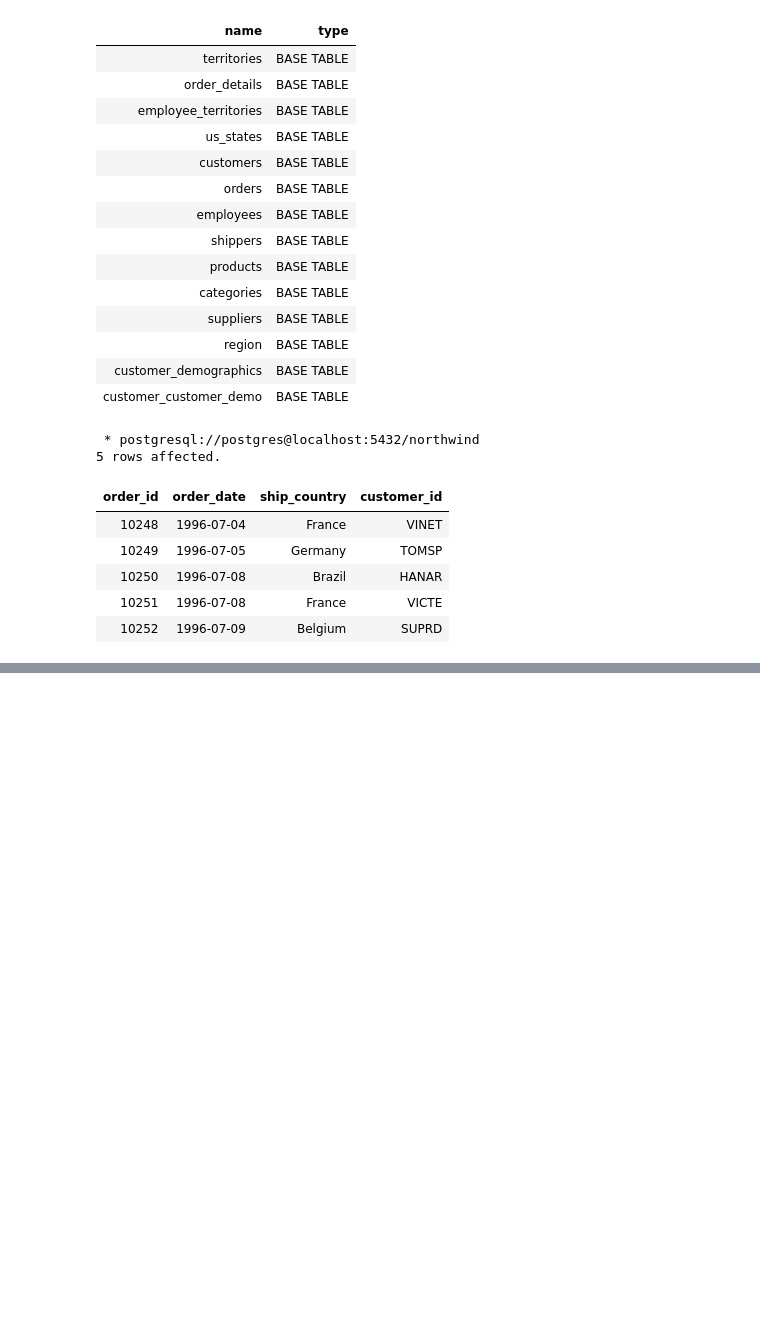
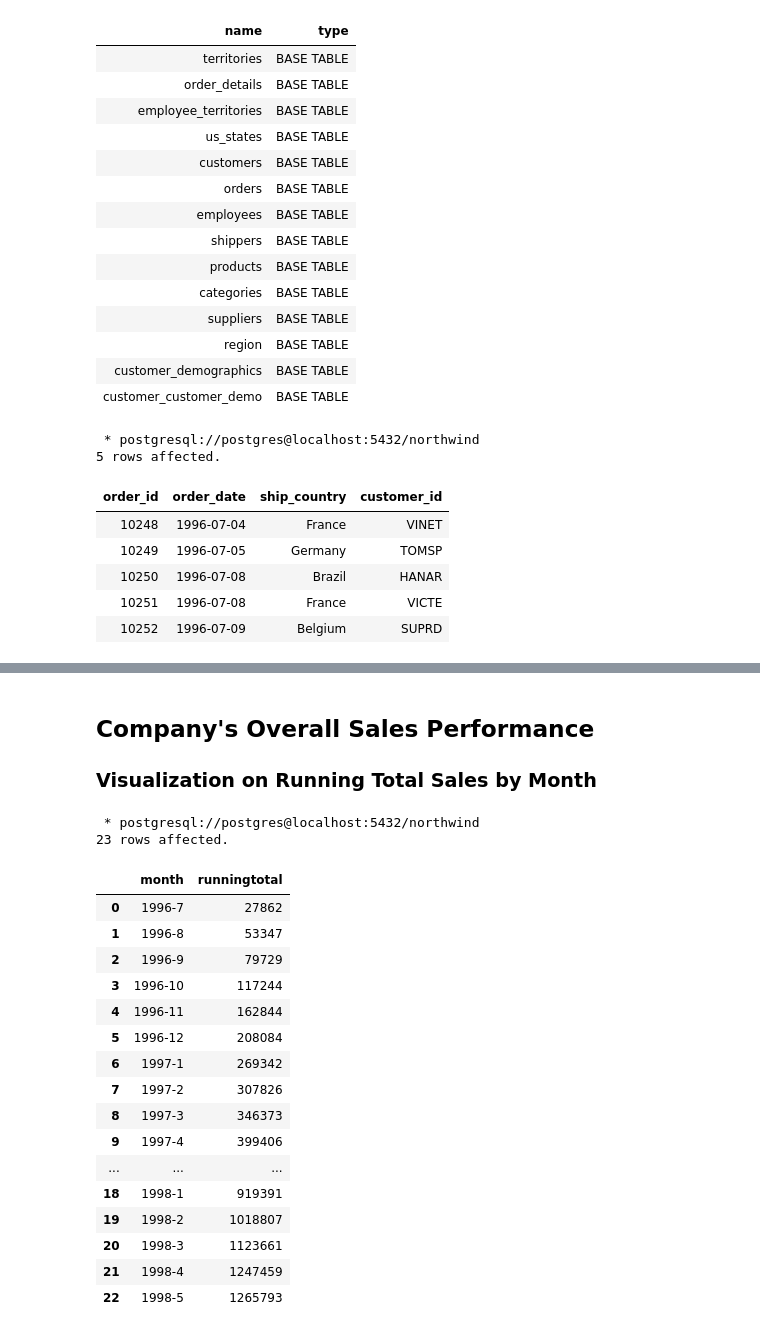
Before and after one commit to moscmh/NorthWind, a Jupyter notebook: northwind.ipynb, the cells around one changed output, grey strips where cells are left out. Cells and saved outputs as stored; diff of their text form; code cells hidden in the pictures; blank space fills up the shorter version.

```diff
--- a/northwind.ipynb
+++ b/northwind.ipynb
@@ -48,0 +163,42 @@ LIMIT 5
+# %% [markdown]
+## Company's Overall Sales Performance
+### Visualization on Running Total Sales by Month
+# %%
+query = """
+WITH truncated AS (
+    SELECT order_id, DATE_TRUNC('month', order_date) AS date
+    FROM orders
+)
+
+SELECT
+    EXTRACT(YEAR FROM T.date) || '-' || EXTRACT(MONTH FROM T.date) AS month,
+    ROUND(SUM(SUM(OD.unit_price * OD.quantity * (1-OD.discount)))
+          OVER(ORDER BY T.date)::numeric, 0) AS RunningTotal
+FROM truncated T
+INNER JOIN order_details OD ON T.order_id = OD.order_id
+GROUP BY T.date
+"""
+
+result = %sql $query
+running_total = pd.DataFrame(result)
+running_total
+# %% [output]
+ * postgresql://postgres@localhost:5432/northwind
+23 rows affected.
+|  | month | runningtotal |
+| 0 | 1996-7 | 27862 |
+| 1 | 1996-8 | 53347 |
+| 2 | 1996-9 | 79729 |
+| 3 | 1996-10 | 117244 |
+| 4 | 1996-11 | 162844 |
+| 5 | 1996-12 | 208084 |
+| 6 | 1997-1 | 269342 |
+| 7 | 1997-2 | 307826 |
+| 8 | 1997-3 | 346373 |
+| 9 | 1997-4 | 399406 |
+| ... | ... | ... |
+| 18 | 1998-1 | 919391 |
+| 19 | 1998-2 | 1018807 |
+| 20 | 1998-3 | 1123661 |
+| 21 | 1998-4 | 1247459 |
+| 22 | 1998-5 | 1265793 |
```
Also changed, not shown: parts of 11 cells of this notebook.
